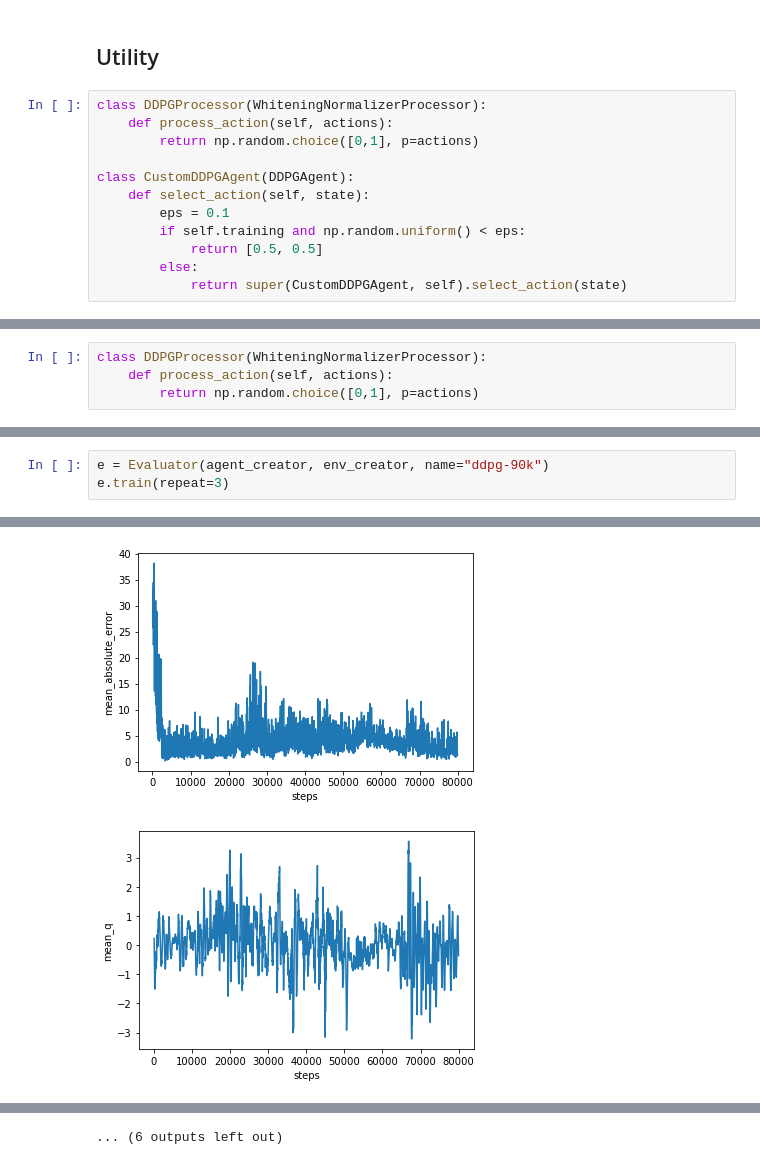
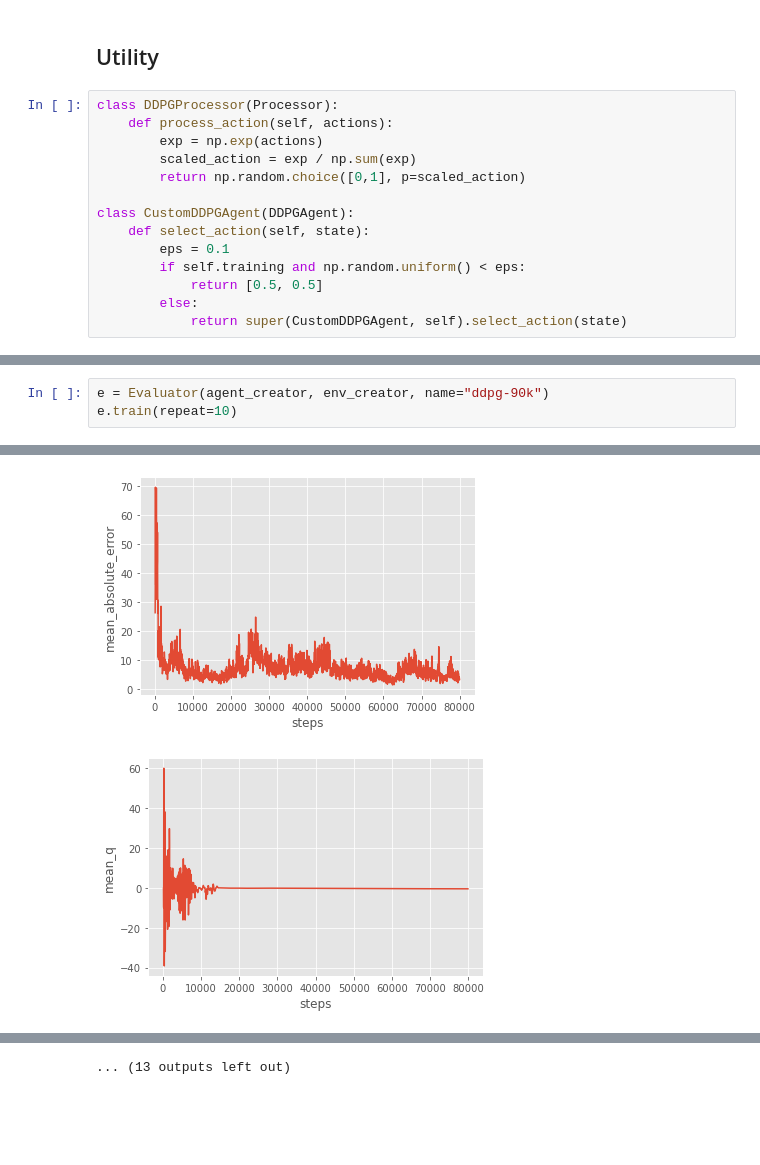
Before and after one commit to wliant/mtech-sls, a Jupyter notebook: DPPG_william.ipynb, the cells around one changed output, grey strips where cells are left out. Drawn from its saved outputs; the diff is of its cells as text; blank space fills up the shorter version.

```diff
--- a/DPPG_william.ipynb
+++ b/DPPG_william.ipynb
@@ -31,9 +32,11 @@ Using TensorFlow backend.
 # %% [markdown]
 ## Utility
 # %%
-class DDPGProcessor(WhiteningNormalizerProcessor):
+class DDPGProcessor(Processor):
     def process_action(self, actions):
-        return np.random.choice([0,1], p=actions)
+        exp = np.exp(actions)
+        scaled_action = exp / np.sum(exp)
+        return np.random.choice([0,1], p=scaled_action)
 
 class CustomDDPGAgent(DDPGAgent):
     def select_action(self, state):
@@ -110,4 +156,0 @@ from evaluator import Evaluator
-# %%
-class DDPGProcessor(WhiteningNormalizerProcessor):
-    def process_action(self, actions):
-        return np.random.choice([0,1], p=actions)
@@ -179,4 +322,4 @@ max possible profit: 2485856055592.9863
 # %%
 e = Evaluator(agent_creator, env_creator, name="ddpg-90k")
-e.train(repeat=3)
+e.train(repeat=10)
 # %% [output]
@@ -201,5 +342,5 @@ min reward: -527.9999999999995, max reward: 660.0000000000006, mean_reward: 0.08
-[figure, old version]
+[figure, new version]
-[figure, old version]
+[figure, new version]
 starting train 2
 ------------------ new episode begin, environment reset -----------------------------
 Interval 1.0 (0 steps performed)
@@ -218,3 +359,3 @@ min reward: -600.0000000000006, max reward: 894.9999999999991, mean_reward: 0.03
-... (6 outputs left out)
+... (13 outputs left out)
 # %%
 e.process_train_result()
```
Also changed, not shown: parts of 15 cells of this notebook.
